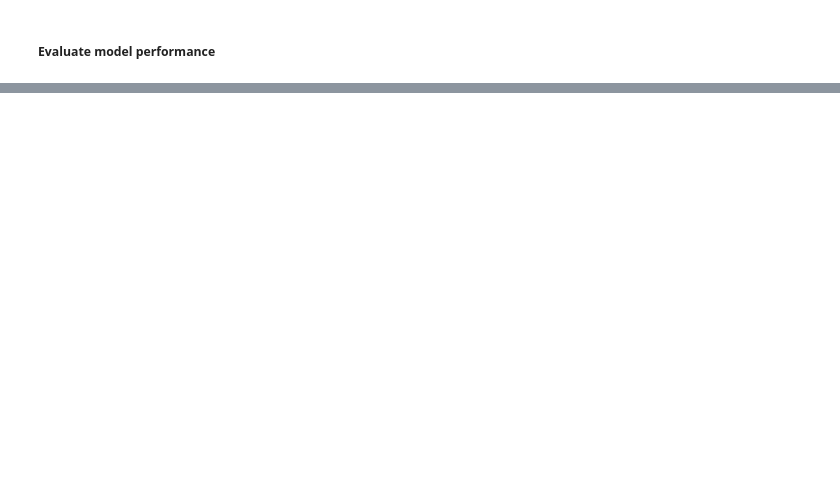
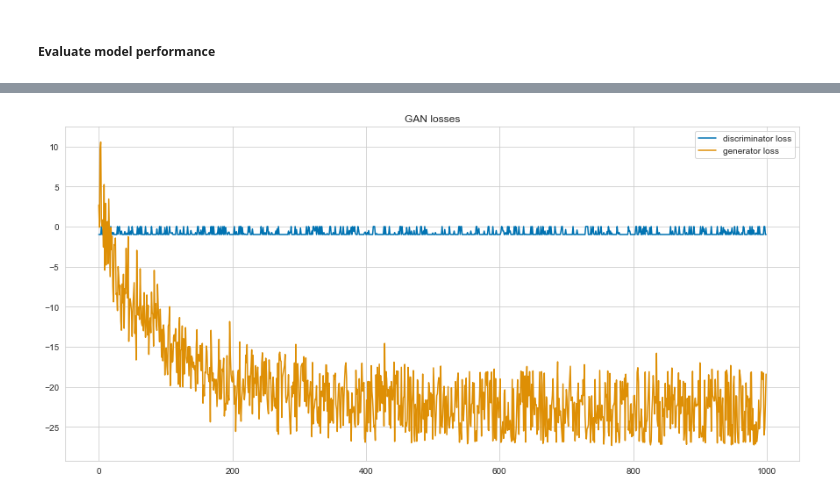
Before and after one commit to denominations-io/macroeconomics, a Jupyter notebook: model_one.ipynb, the cells around one changed output, grey strips where cells are left out. Drawn from its saved outputs; the diff is of its cells as text; code cells hidden in the pictures; blank space fills up the shorter version.

```diff
--- a/model_one.ipynb
+++ b/model_one.ipynb
@@ -286,0 +316,46 @@ file_name = 'features/m_one/combined_%s.csv' % country.lower()
+# %%
+def build_gan(params):
+    g = generator()
+    g.compile(loss='binary_crossentropy', optimizer=Adam(lr=params['lr_gen']))
+    d = discriminator()
+    d.compile(loss='cosine_proximity', optimizer=Adam(lr=params['lr_disc']))
+    gan = Sequential(name='gan')
+    gan.add(g)
+    gan.add(d)
+    # gan.summary()
+    gan.compile(loss='binary_crossentropy', optimizer=Adam(lr=params['lr_gan']))
+    return g, d, gan
+# %%
+generator, discriminator, gan = build_gan(gan_params)
+# %%
+def train_gan(real_df, batch_size, params):
+    d_loss = []
+    g_loss = []
+    for i in range(params['num_epochs']):
+        generator = gan.get_layer('generator')
+        discriminator = gan.get_layer('discriminator')
+
+        # Select random samples from the real data as part of the training batch
+        random_index = np.random.randint(0, len(real_df) - batch_size / 2)
+        batch_real = real_df[random_index:int(random_index + batch_size / 2)]
+        batch_synth = pd.DataFrame(np.random.rand(int(batch_size / 2), real_df.shape[1]), columns=real_df.columns)
+
+        combined_df = pd.concat([batch_real, batch_synth]).sample(frac=1).reset_index(drop=True)
+        disc_labels = np.reshape(combined_df['label'].values, (batch_size, 1))
+        combined = np.reshape(combined_df.values, (batch_size, gan_cols, 1))
+
+        # Train the discriminator and generator
+        g_loss.append(generator.train_on_batch(batch_synth.values, batch_real.values))
+        d_loss.append(discriminator.train_on_batch(combined, disc_labels))
+    return d_loss, g_loss
+# %%
+d_loss, g_loss = train_gan(gan_df, gan_params['batch_size'], gan_params)
+# %%
+plt.figure(figsize=(15,7))
+plt.plot(d_loss, label='discriminator loss')
+plt.plot(g_loss, label='generator loss')
+plt.legend()
+plt.title('GAN losses')
+plt.show()
+# %% [output]
+[figure, added]
```
Also changed, not shown: parts of 42 cells of this notebook, 1 other file.
